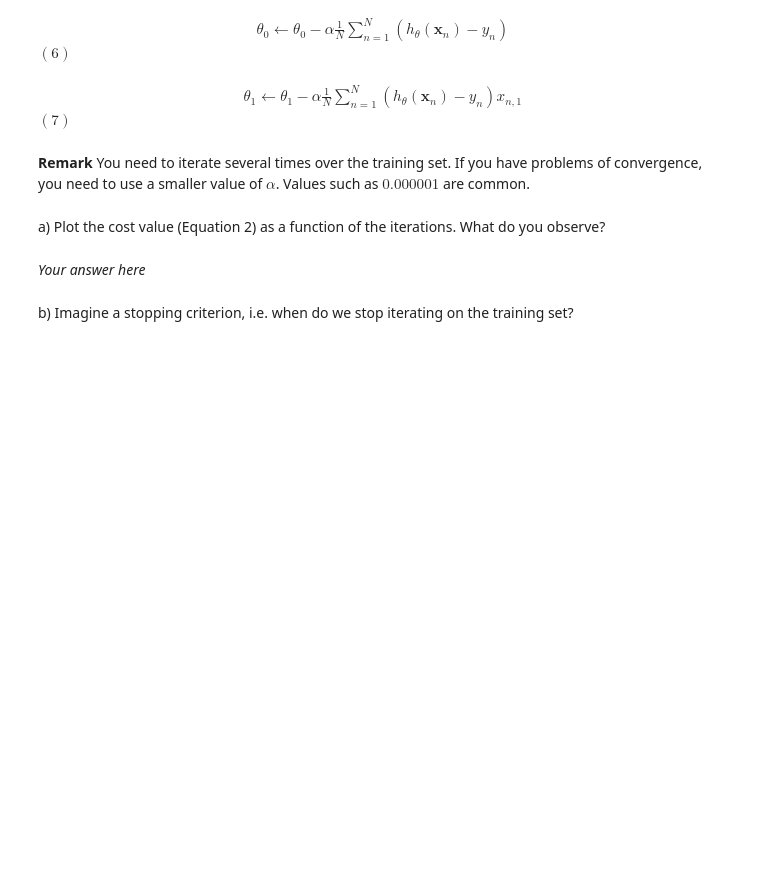
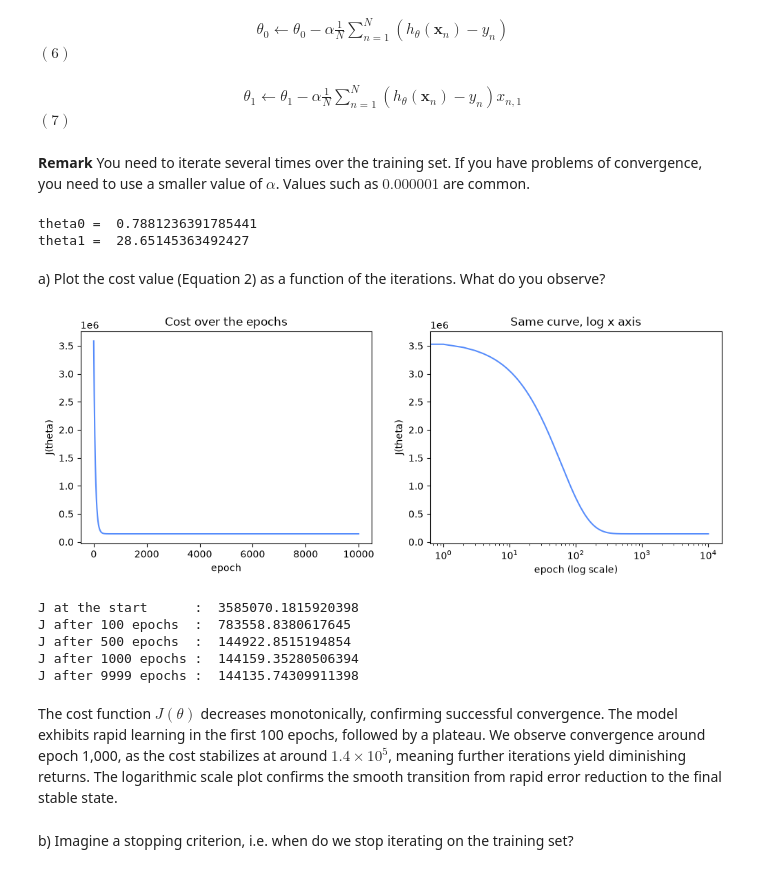
Before and after one commit to NoeBerdoz/FTP_MachLe, a Jupyter notebook: PW5/pw_resources/pw5-linear-regression-stud.ipynb, the cells around one changed output. Cells and saved outputs as stored; diff of their text form; code cells hidden in the pictures; blank space fills up the shorter version.

```diff
--- a/PW5/pw_resources/pw5-linear-regression-stud.ipynb
+++ b/PW5/pw_resources/pw5-linear-regression-stud.ipynb
@@ -347,12 +347,61 @@ theory, the update rules are:
 **Remark** You need to iterate several times over the training set. If you have problems of convergence, you need to use a smaller value of $\alpha$. Values such as $0.000001$ are common.
 # %%
 # Your code here
+x = dataset['living_area'].values
+y = dataset['rent_price'].values
+N = len(x)
+
+alpha = 0.000001
+n_epochs = 10000
+theta0 = 0.0
+theta1 = 0.0
+costs = []
+
+for epoch in range(n_epochs):
+    h = theta0 + theta1 * x
+    error = h - y
+    costs.append(np.sum(error ** 2) / (2 * N))
+    theta0 = theta0 - alpha * np.sum(error) / N
+    theta1 = theta1 - alpha * np.sum(error * x) / N
+
+print('theta0 = ', theta0)
+print('theta1 = ', theta1)
+# %% [output]
+theta0 =  0.7881236391785441
+theta1 =  28.65145363492427
 # %% [markdown]
 a) Plot the cost value (Equation 2) as a function of the iterations. What do you observe?
 # %%
 # Your code here
+plt.figure(figsize=(12, 4))
+plt.subplot(1, 2, 1)
+plt.plot(costs)
+plt.xlabel('epoch')
+plt.ylabel('J(theta)')
+plt.title('Cost over the epochs')
+
+plt.subplot(1, 2, 2)
+plt.plot(costs)
+plt.xscale('log')
+plt.xlabel('epoch (log scale)')
+plt.ylabel('J(theta)')
+plt.title('Same curve, log x axis')
+plt.show()
+
+print('J at the start      : ', costs[0])
+print('J after 100 epochs  : ', costs[100])
+print('J after 500 epochs  : ', costs[500])
+print('J after 1000 epochs : ', costs[1000])
+print('J after 9999 epochs : ', costs[9999])
+# %% [output]
+[figure, added]
+J at the start      :  3585070.1815920398
+J after 100 epochs  :  783558.8380617645
+J after 500 epochs  :  144922.8515194854
+J after 1000 epochs :  144159.35280506394
+J after 9999 epochs :  144135.74309911398
 # %% [markdown]
-_Your answer here_
+The cost function $J(θ)$ decreases monotonically, confirming successful convergence. The model exhibits rapid learning in the first 100 epochs, followed by a plateau. We observe convergence around epoch 1,000, as the cost stabilizes at around $1.4 \times 10^5$, meaning further iterations yield diminishing returns. The logarithmic scale plot confirms the smooth transition from rapid error reduction to the final stable state.
 # %% [markdown]
 b) Imagine a stopping criterion, i.e. when do we stop iterating on the training set?
 # %% [markdown]
```
Also changed, not shown: parts of 9 cells of this notebook.
